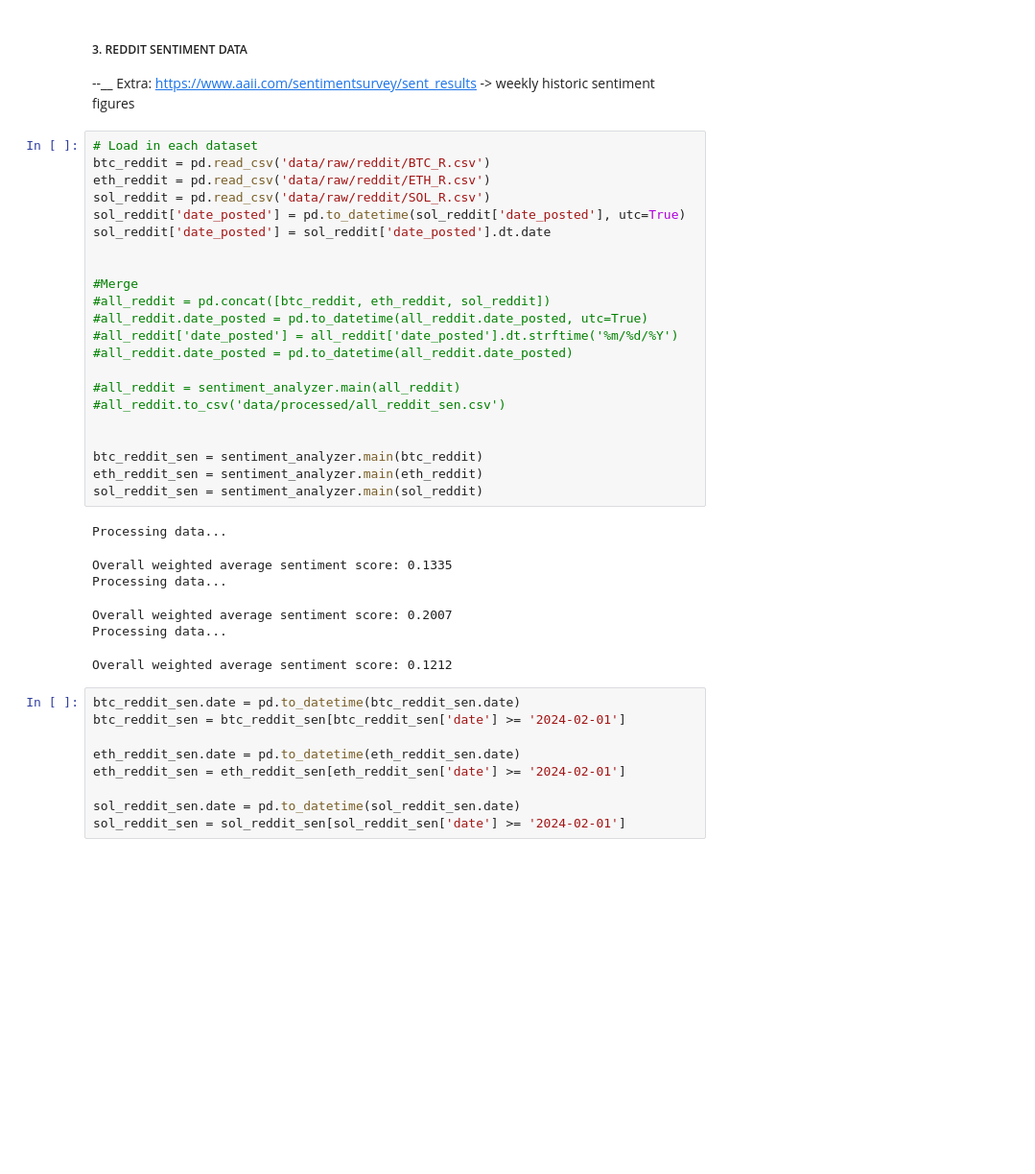
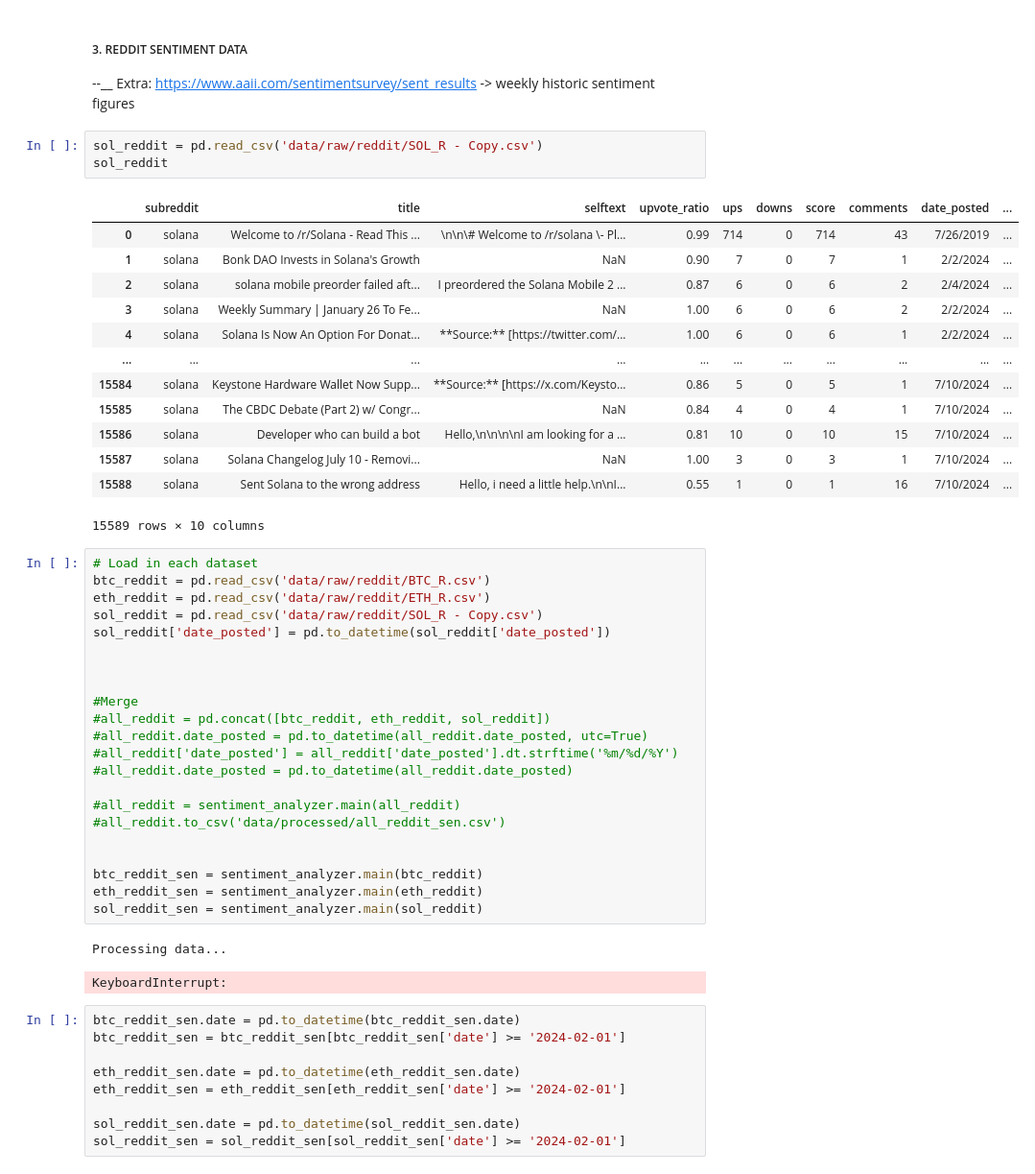
Before and after one commit to NumericCamel/Master-Thesis, a Jupyter notebook: notebook/dataset_creation.ipynb, the cells around one changed output. Shown: that part at 96% size. Saved outputs shown, nothing was run; the diff lists cells and outputs as text; blank space fills up the shorter version.

```diff
--- a/notebook/dataset_creation.ipynb
+++ b/notebook/dataset_creation.ipynb
@@ -136,13 +137,30 @@ all_ext.tail(4)
 ##### 3. REDDIT SENTIMENT DATA
 
 --__ Extra: https://www.aaii.com/sentimentsurvey/sent_results -> weekly historic sentiment figures
+# %%
+sol_reddit = pd.read_csv('data/raw/reddit/SOL_R - Copy.csv')
+sol_reddit
+# %% [output]
+|  | subreddit | title | selftext | upvote_ratio | ups | downs | score | comments | date_posted | ... |
+| 0 | solana | Welcome to /r/Solana - Read This ... | \n\n\# Welcome to /r/solana \- Pl... | 0.99 | 714 | 0 | 714 | 43 | 7/26/2019 | ... |
+| 1 | solana | Bonk DAO Invests in Solana's Growth | NaN | 0.90 | 7 | 0 | 7 | 1 | 2/2/2024 | ... |
+| 2 | solana | solana mobile preorder failed aft... | I preordered the Solana Mobile 2 ... | 0.87 | 6 | 0 | 6 | 2 | 2/4/2024 | ... |
+| 3 | solana | Weekly Summary | January 26 To Fe... | NaN | 1.00 | 6 | 0 | 6 | 2 | 2/2/2024 | ... |
+| 4 | solana | Solana Is Now An Option For Donat... | **Source:** [https://twitter.com/... | 1.00 | 6 | 0 | 6 | 1 | 2/2/2024 | ... |
+| ... | ... | ... | ... | ... | ... | ... | ... | ... | ... | ... |
+| 15584 | solana | Keystone Hardware Wallet Now Supp... | **Source:** [https://x.com/Keysto... | 0.86 | 5 | 0 | 5 | 1 | 7/10/2024 | ... |
+| 15585 | solana | The CBDC Debate (Part 2) w/ Congr... | NaN | 0.84 | 4 | 0 | 4 | 1 | 7/10/2024 | ... |
+| 15586 | solana | Developer who can build a bot | Hello,\n\n\n\nI am looking for a ... | 0.81 | 10 | 0 | 10 | 15 | 7/10/2024 | ... |
+| 15587 | solana | Solana Changelog July 10 - Removi... | NaN | 1.00 | 3 | 0 | 3 | 1 | 7/10/2024 | ... |
+| 15588 | solana | Sent Solana to the wrong address | Hello, i need a little help.\n\nI... | 0.55 | 1 | 0 | 1 | 16 | 7/10/2024 | ... |
+15589 rows × 10 columns
 # %%
 # Load in each dataset
 btc_reddit = pd.read_csv('data/raw/reddit/BTC_R.csv')
 eth_reddit = pd.read_csv('data/raw/reddit/ETH_R.csv')
-sol_reddit = pd.read_csv('data/raw/reddit/SOL_R.csv')
-sol_reddit['date_posted'] = pd.to_datetime(sol_reddit['date_posted'], utc=True)
-sol_reddit['date_posted'] = sol_reddit['date_posted'].dt.date
+sol_reddit = pd.read_csv('data/raw/reddit/SOL_R - Copy.csv')
+sol_reddit['date_posted'] = pd.to_datetime(sol_reddit['date_posted'])
+
 
 
 #Merge
@@ -160,11 +178,7 @@ eth_reddit_sen = sentiment_analyzer.main(eth_reddit)
 sol_reddit_sen = sentiment_analyzer.main(sol_reddit)
 # %% [output]
 Processing data...
-Overall weighted average sentiment score: 0.1335
-Processing data...
+KeyboardInterrupt:
-Overall weighted average sentiment score: 0.2007
-Processing data...
-Overall weighted average sentiment score: 0.1212
 # %%
 btc_reddit_sen.date = pd.to_datetime(btc_reddit_sen.date)
 btc_reddit_sen = btc_reddit_sen[btc_reddit_sen['date'] >= '2024-02-01']
```
Also changed, not shown: parts of 5 cells of this notebook, 25 other files.
